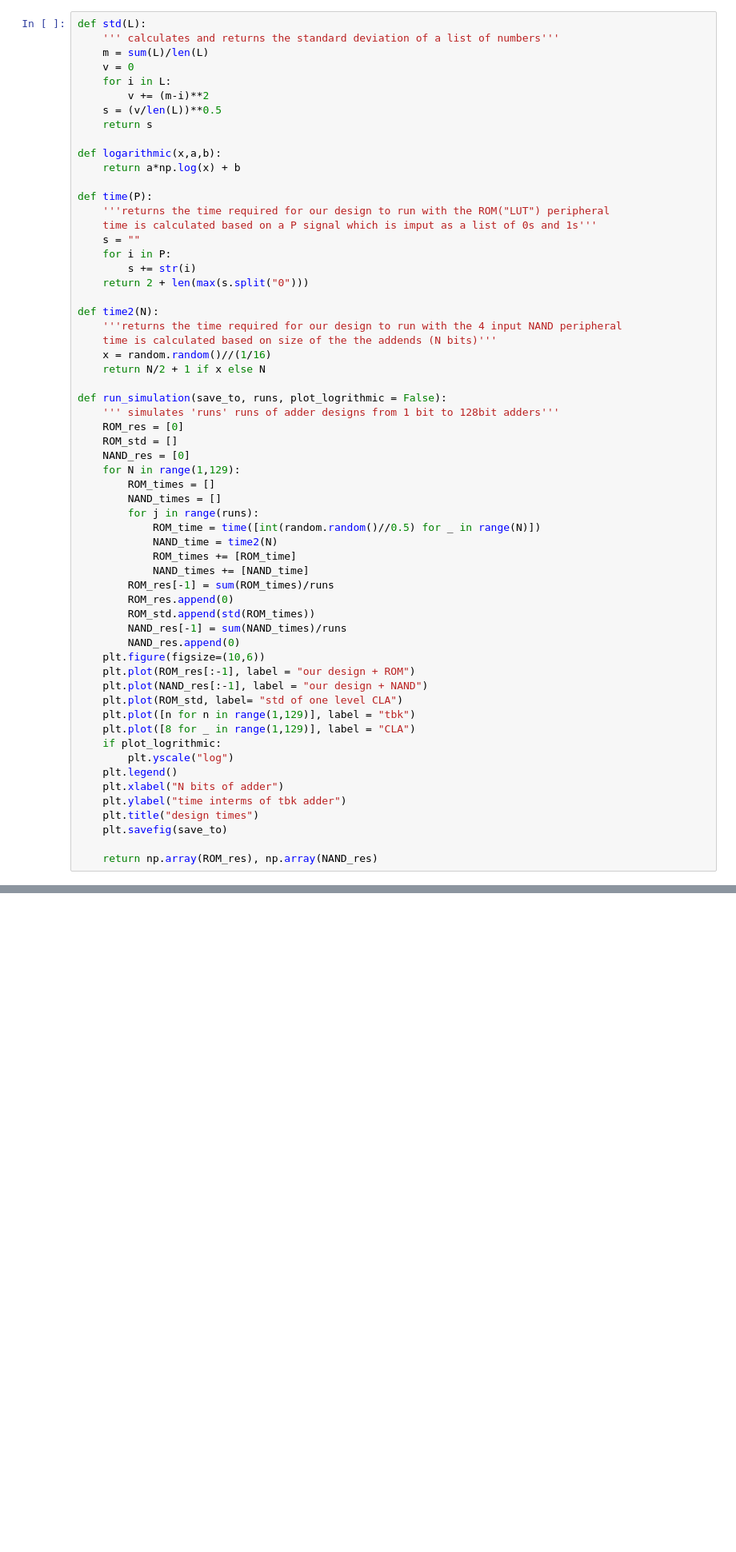
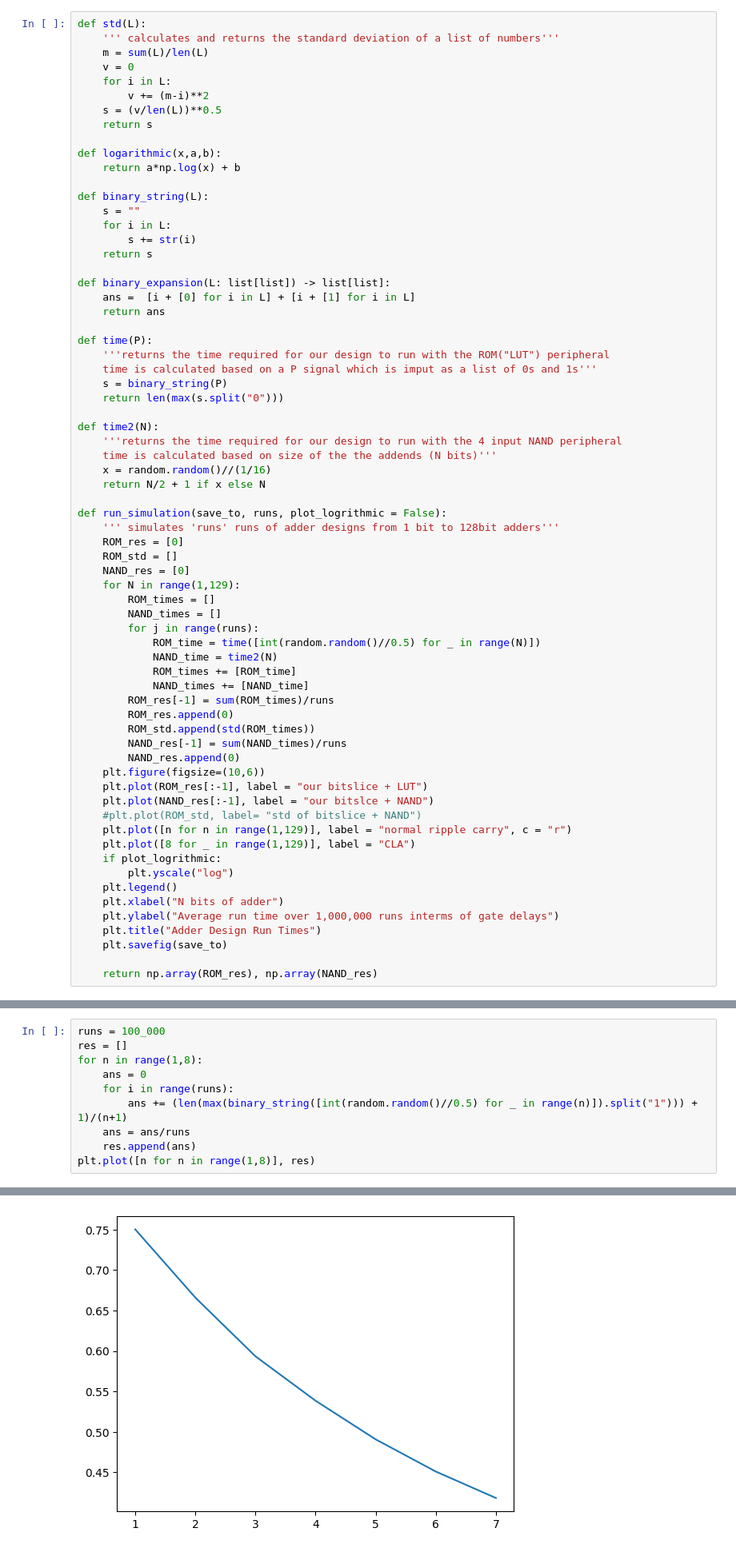
Before and after one commit to ALN006/dynamic_adder_2025, a Jupyter notebook: adder.ipynb, the cells around one changed output, grey strips where cells are left out. Shown at 80% size. Saved outputs shown, nothing was run; the diff lists cells and outputs as text; blank space fills up the shorter version.

```diff
--- a/adder.ipynb
+++ b/adder.ipynb
@@ -16,13 +16,21 @@ def std(L):
 def logarithmic(x,a,b):
     return a*np.log(x) + b
 
+def binary_string(L):
+    s = ""
+    for i in L:
+        s += str(i)
+    return s
+
+def binary_expansion(L: list[list]) -> list[list]:
+    ans =  [i + [0] for i in L] + [i + [1] for i in L]
+    return ans
+
 def time(P):
     '''returns the time required for our design to run with the ROM("LUT") peripheral
     time is calculated based on a P signal which is imput as a list of 0s and 1s'''
-    s = ""
-    for i in P:
-        s += str(i)
-    return 2 + len(max(s.split("0")))
+    s = binary_string(P)
+    return len(max(s.split("0")))
 
 def time2(N):
     '''returns the time required for our design to run with the 4 input NAND peripheral
@@ -49,17 +57,17 @@ def run_simulation(save_to, runs, plot_logrithmic = False):
         NAND_res[-1] = sum(NAND_times)/runs
         NAND_res.append(0)
     plt.figure(figsize=(10,6))
-    plt.plot(ROM_res[:-1], label = "our design + ROM")
-    plt.plot(NAND_res[:-1], label = "our design + NAND")
-    plt.plot(ROM_std, label= "std of one level CLA")
-    plt.plot([n for n in range(1,129)], label = "tbk")
+    plt.plot(ROM_res[:-1], label = "our bitslice + LUT")
+    plt.plot(NAND_res[:-1], label = "our bitslce + NAND")
+    #plt.plot(ROM_std, label= "std of bitslice + NAND")
+    plt.plot([n for n in range(1,129)], label = "normal ripple carry", c = "r")
     plt.plot([8 for _ in range(1,129)], label = "CLA")
     if plot_logrithmic:
         plt.yscale("log")
     plt.legend()
     plt.xlabel("N bits of adder")
-    plt.ylabel("time interms of tbk adder")
-    plt.title("design times")
+    plt.ylabel("Average run time over 1,000,000 runs interms of gate delays")
+    plt.title("Adder Design Run Times")
     plt.savefig(save_to)
 
     return np.array(ROM_res), np.array(NAND_res)
@@ -87,0 +122,11 @@ plt.savefig("logarithmic_fit.png")
+# %%
+runs = 100_000
+res = []
+for n in range(1,8):
+    ans = 0
+    for i in range(runs):
+        ans += (len(max(binary_string([int(random.random()//0.5) for _ in range(n)]).split("1"))) + 1)/(n+1)
+    ans = ans/runs
+    res.append(ans)
+plt.plot([n for n in range(1,8)], res)
+# %% [output]
@@ -87,0 +134 @@ plt.savefig("logarithmic_fit.png")
+[figure, added]
```
Also changed, not shown: parts of 8 cells of this notebook, 2 other files.
